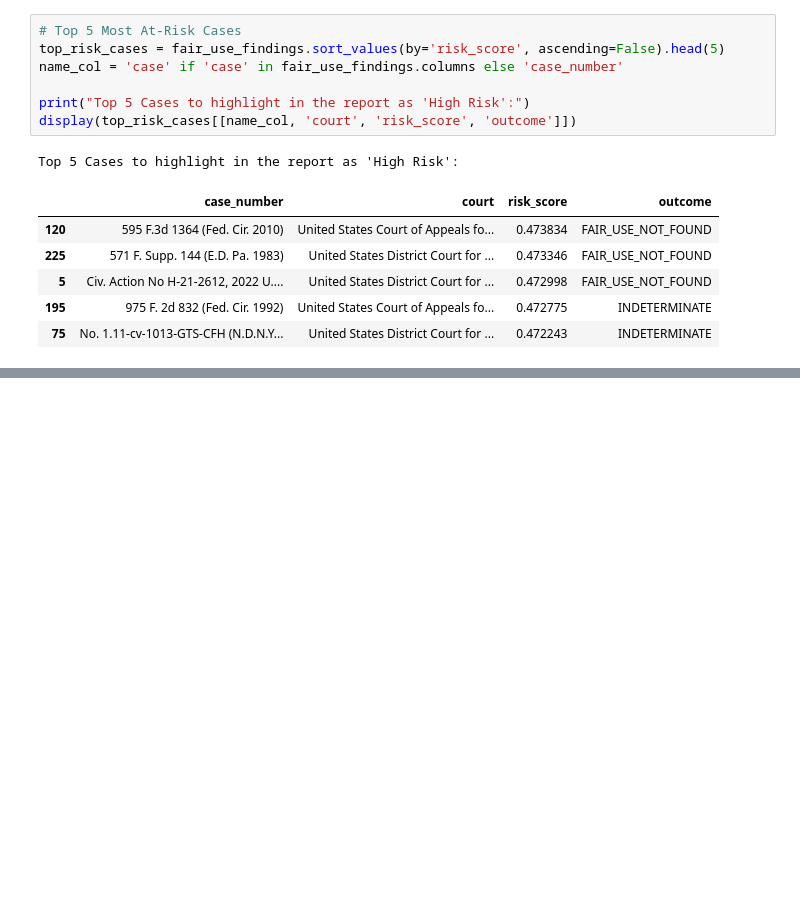
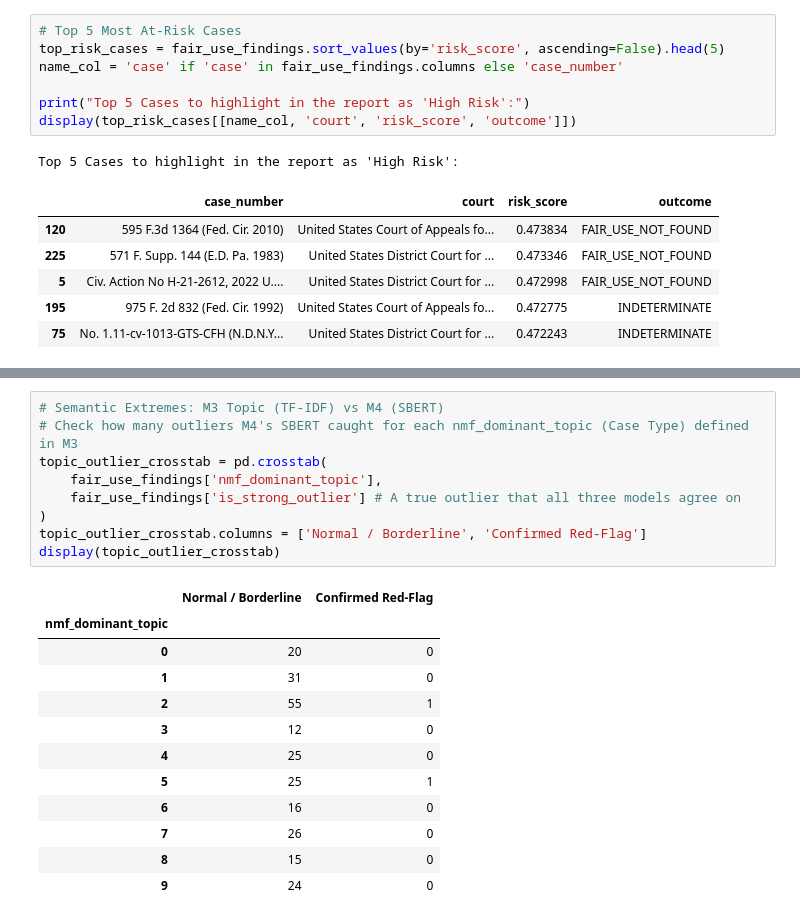
Before and after one commit to mqanaq/BA820-B1-Team13, a Jupyter notebook: Suji_Kim_BA820_M4.ipynb, the cells around one changed output, grey strips where cells are left out. Saved outputs shown, nothing was run; the diff lists cells and outputs as text; blank space fills up the shorter version.

```diff
--- a/Suji_Kim_BA820_M4.ipynb
+++ b/Suji_Kim_BA820_M4.ipynb
@@ -413,0 +482,22 @@ n_jobs value 1 overridden to 1 by setting random_state. Use no seed for parallel
+# %%
+# Semantic Extremes: M3 Topic (TF-IDF) vs M4 (SBERT)
+# Check how many outliers M4's SBERT caught for each nmf_dominant_topic (Case Type) defined in M3
+topic_outlier_crosstab = pd.crosstab(
+    fair_use_findings['nmf_dominant_topic'],
+    fair_use_findings['is_strong_outlier'] # A true outlier that all three models agree on
+)
+topic_outlier_crosstab.columns = ['Normal / Borderline', 'Confirmed Red-Flag']
+display(topic_outlier_crosstab)
+# %% [output]
+|  | Normal / Borderline | Confirmed Red-Flag |
+| nmf_dominant_topic |  |  |
+| 0 | 20 | 0 |
+| 1 | 31 | 0 |
+| 2 | 55 | 1 |
+| 3 | 12 | 0 |
+| 4 | 25 | 0 |
+| 5 | 25 | 1 |
+| 6 | 16 | 0 |
+| 7 | 26 | 0 |
+| 8 | 15 | 0 |
+| 9 | 24 | 0 |
```
Also changed, not shown: parts of 6 cells of this notebook.
